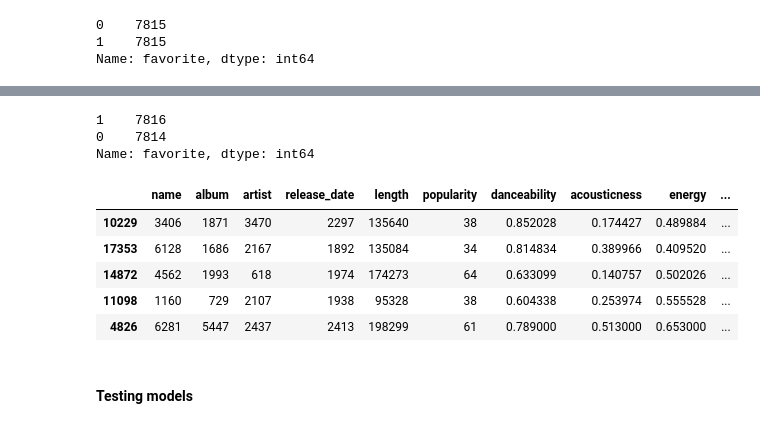
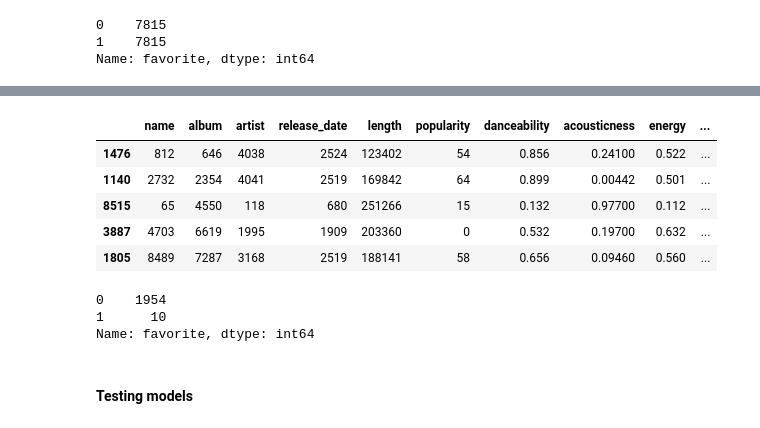
Before and after one commit to lognorman20/spotify_recommender, a Jupyter notebook: model_creation.ipynb, the cells around one changed output, grey strips where cells are left out. Drawn from its saved outputs; the diff is of its cells as text; code cells hidden in the pictures.

```diff
--- a/model_creation.ipynb
+++ b/model_creation.ipynb
@@ -147,19 +160,19 @@ Name: favorite, dtype: int64
+# %%
+X_test.head()
+# %% [output]
+|  | name | album | artist | release_date | length | popularity | danceability | acousticness | energy | ... |
+| 1476 | 812 | 646 | 4038 | 2524 | 123402 | 54 | 0.856 | 0.24100 | 0.522 | ... |
+| 1140 | 2732 | 2354 | 4041 | 2519 | 169842 | 64 | 0.899 | 0.00442 | 0.501 | ... |
+| 8515 | 65 | 4550 | 118 | 680 | 251266 | 15 | 0.132 | 0.97700 | 0.112 | ... |
+| 3887 | 4703 | 6619 | 1995 | 1909 | 203360 | 0 | 0.532 | 0.19700 | 0.632 | ... |
+| 1805 | 8489 | 7287 | 3168 | 2519 | 188141 | 58 | 0.656 | 0.09460 | 0.560 | ... |
 # %%
-# Checking for imbalance again
-y_train.value_counts()
+# Checking for imbalance in test set
+y_test.value_counts()
 # %% [output]
-1    7816
-0    7814
+0    1954
+1      10
 Name: favorite, dtype: int64
-# %%
-X_train.head()
-# %% [output]
-|  | name | album | artist | release_date | length | popularity | danceability | acousticness | energy | ... |
-| 10229 | 3406 | 1871 | 3470 | 2297 | 135640 | 38 | 0.852028 | 0.174427 | 0.489884 | ... |
-| 17353 | 6128 | 1686 | 2167 | 1892 | 135084 | 34 | 0.814834 | 0.389966 | 0.409520 | ... |
-| 14872 | 4562 | 1993 | 618 | 1974 | 174273 | 64 | 0.633099 | 0.140757 | 0.502026 | ... |
-| 11098 | 1160 | 729 | 2107 | 1938 | 95328 | 38 | 0.604338 | 0.253974 | 0.555528 | ... |
-| 4826 | 6281 | 5447 | 2437 | 2413 | 198299 | 61 | 0.789000 | 0.513000 | 0.653000 | ... |
 # %% [markdown]
 #### Testing models
 # %%
```
Also changed, not shown: parts of 25 cells of this notebook.
